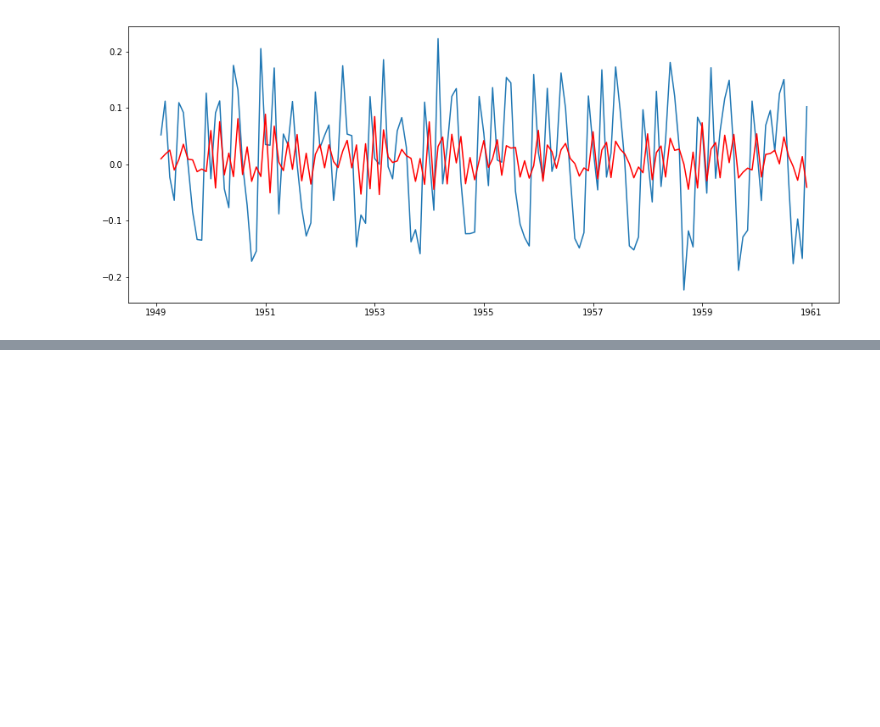
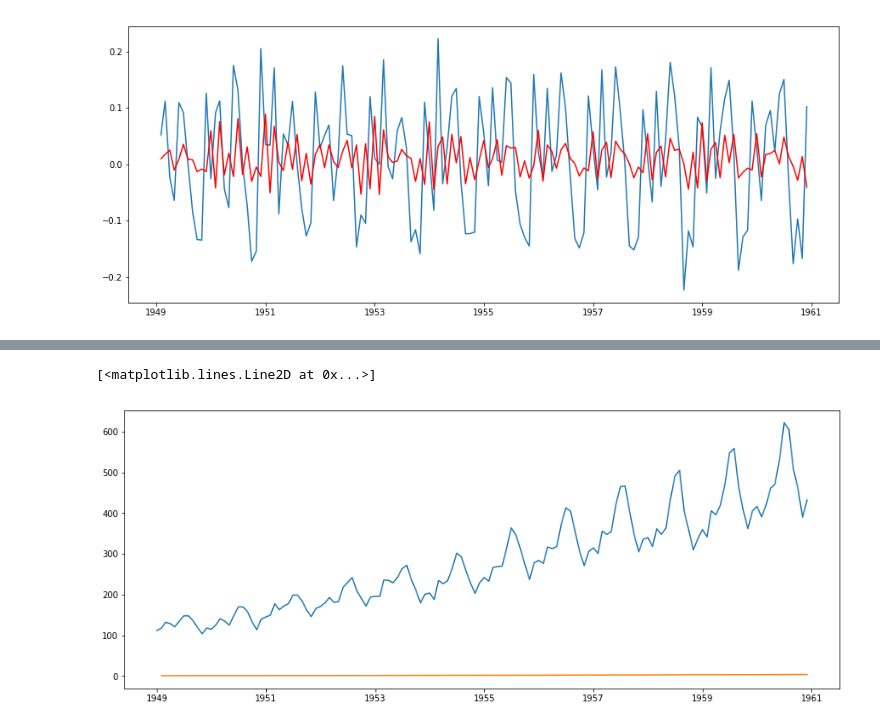
Before and after one commit to mkumar73/time-series, a Jupyter notebook: python/air_passenger_forecasting.ipynb, the cells around one changed output, grey strips where cells are left out. Drawn from its saved outputs; the diff is of its cells as text; code cells hidden in the pictures; blank space fills up the shorter version.

```diff
--- a/python/air_passenger_forecasting.ipynb
+++ b/python/air_passenger_forecasting.ipynb
@@ -178,3 +178,6 @@ plt.title('RSS: %.4f'% sum((results_ARIMA.fittedvalues-log_air_passengers_diff)*
 # %% [output]
 ValueError: Cannot add integral value to Timestamp without freq.
 [figure]
+# %%
+predictions_ARIMA_diff = pd.Series(results_ARIMA.fittedvalues, copy=True)
+print(predictions_ARIMA_diff.head())
@@ -180,0 +192,3 @@ ValueError: Cannot add integral value to Timestamp without freq.
+# %%
+predictions_ARIMA_diff_cumsum = predictions_ARIMA_diff.cumsum()
+print(predictions_ARIMA_diff_cumsum.head())
@@ -180,0 +215,4 @@ ValueError: Cannot add integral value to Timestamp without freq.
+# %%
+predictions_ARIMA_log = pd.Series(log_air_passengers.ix[0], index=log_air_passengers.index)
+predictions_ARIMA_log = predictions_ARIMA_log.add(predictions_ARIMA_diff_cumsum, fill_value=0)
+predictions_ARIMA_log.head()
@@ -180,0 +227,7 @@ ValueError: Cannot add integral value to Timestamp without freq.
+# %%
+predictions_ARIMA = np.exp(predictions_ARIMA_log)
+plt.plot(air_passengers)
+plt.plot(predictions_ARIMA)
+# %% [output]
+[<matplotlib.lines.Line2D at 0x...>]
+[figure, added]
```
Also changed, not shown: parts of 4 cells of this notebook.
